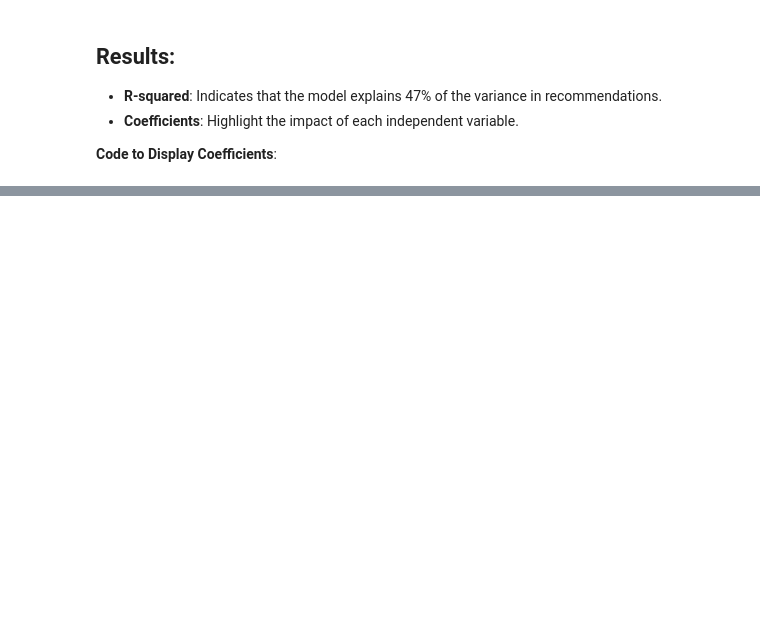
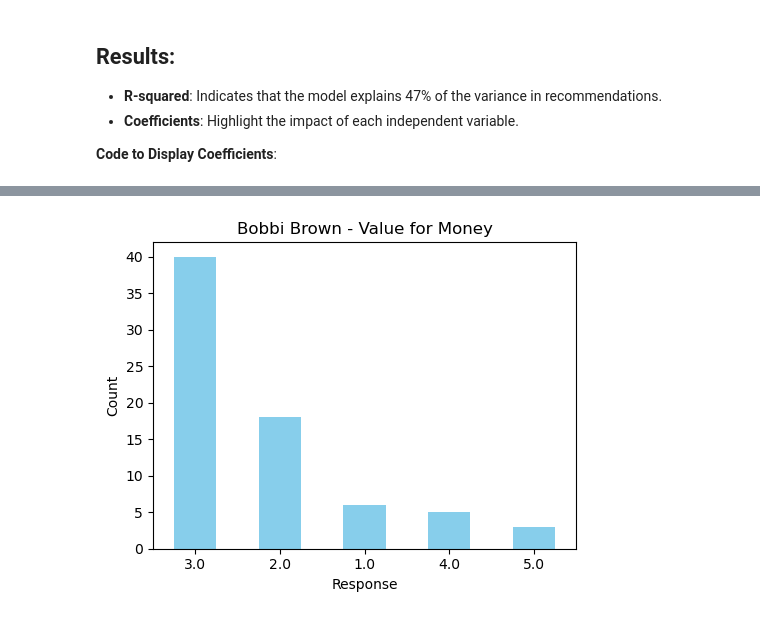
Before and after one commit to ShahinHussain/brand-recommendation-analysis, a Jupyter notebook: Yonder Technical Test Analysis - Shahin Hussain.ipynb, the cells around one changed output, grey strips where cells are left out. Drawn from its saved outputs; the diff is of its cells as text; code cells hidden in the pictures; blank space fills up the shorter version.

```diff
--- a/Yonder Technical Test Analysis - Shahin Hussain.ipynb
+++ b/Yonder Technical Test Analysis - Shahin Hussain.ipynb
@@ -273,0 +205,16 @@ These limitations highlight the importance of interpreting the results with caut
+# %%
+import matplotlib.pyplot as plt
+
+# Visualizing response counts for Bobbi Brown
+bobbi_brown_responses = uk_data['q16o_03'].value_counts()
+
+plt.figure(figsize=(5, 4))
+bobbi_brown_responses.plot(kind='bar', color='skyblue')
+plt.title('Bobbi Brown - Value for Money')
+plt.xlabel('Response')
+plt.ylabel('Count')
+plt.xticks(rotation=0)
+plt.tight_layout()
+plt.show()
+# %% [output]
+[figure, added]
```
Also changed, not shown: parts of 16 cells of this notebook, 1 other file.
